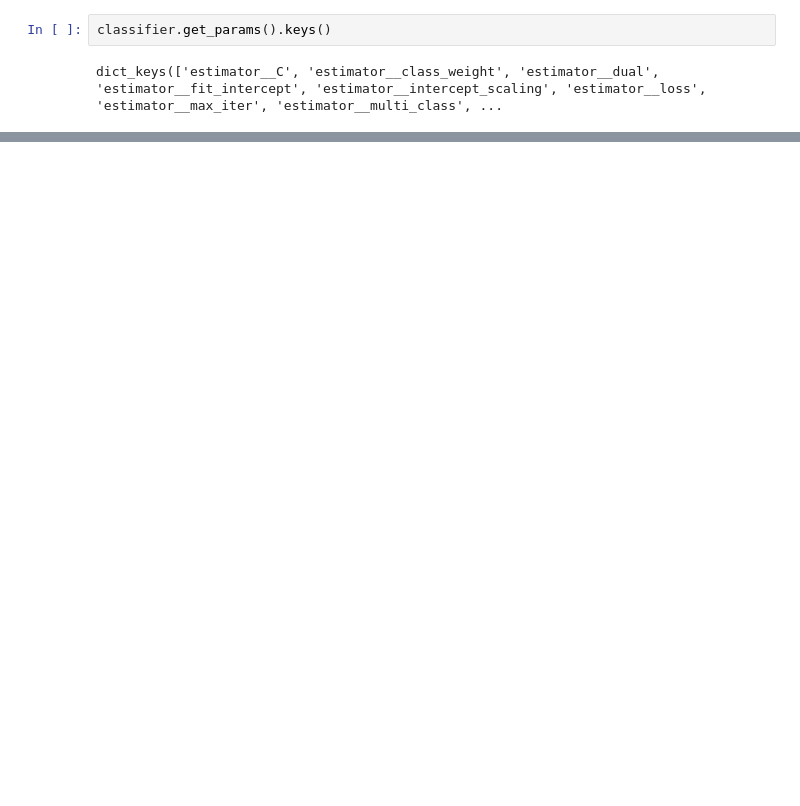
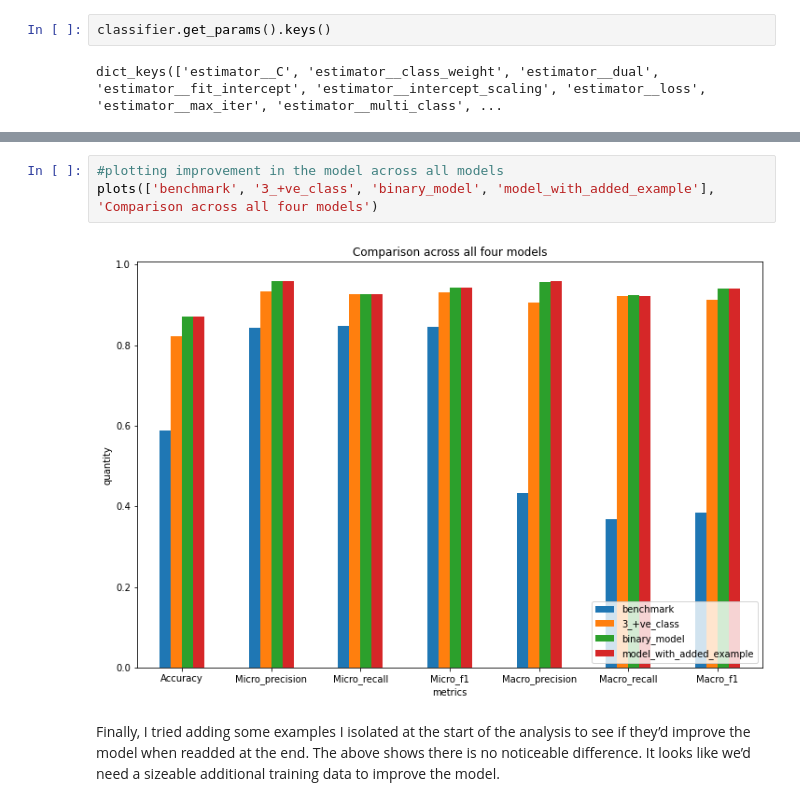
Before and after one commit to andyogah/ds_portfolio, a Jupyter notebook: personal projects/interos_ml_apprentice_coding_challeng/interos_ml_hackthon_scrap_work.ipynb, the cells around one changed output, grey strips where cells are left out. Drawn from its saved outputs; the diff is of its cells as text; blank space fills up the shorter version.

```diff
--- a/personal projects/interos_ml_apprentice_coding_challeng/interos_ml_hackthon_scrap_work.ipynb
+++ b/personal projects/interos_ml_apprentice_coding_challeng/interos_ml_hackthon_scrap_work.ipynb
@@ -886,0 +965,7 @@ labels_unseen[:40]
+# %%
+#plotting improvement in the model across all models
+plots(['benchmark', '3_+ve_class', 'binary_model', 'model_with_added_example'], 'Comparison across all four models')
+# %% [output]
+[figure, added]
+# %% [markdown]
+Finally, I tried adding some examples I isolated at the start of the analysis to see if they’d improve the model when readded at the end. The above shows there is no noticeable difference. It looks like we’d need a sizeable additional training data to improve the model.
```
Also changed, not shown: parts of 117 cells of this notebook.
